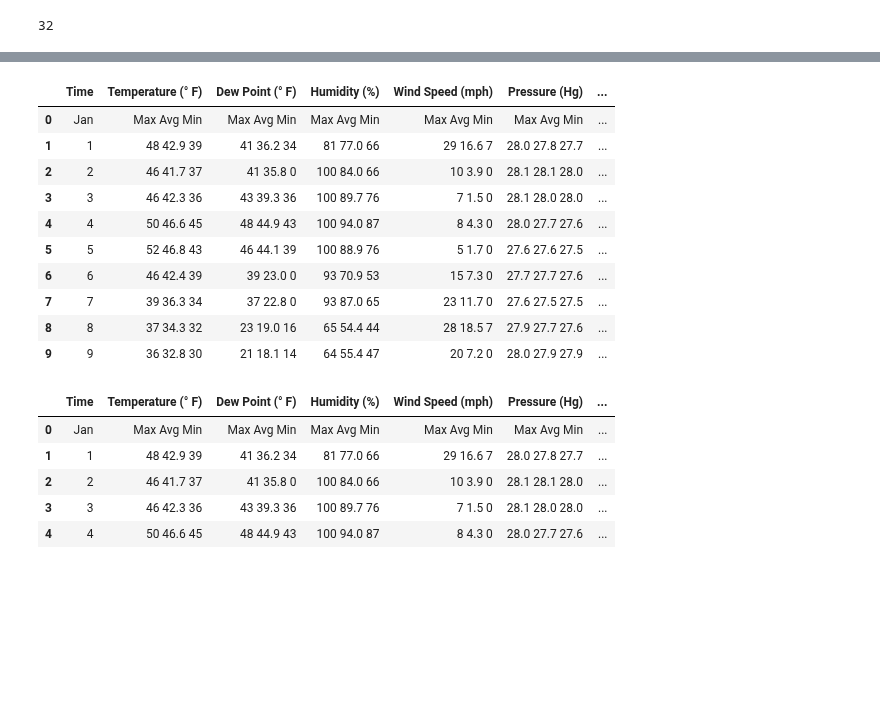
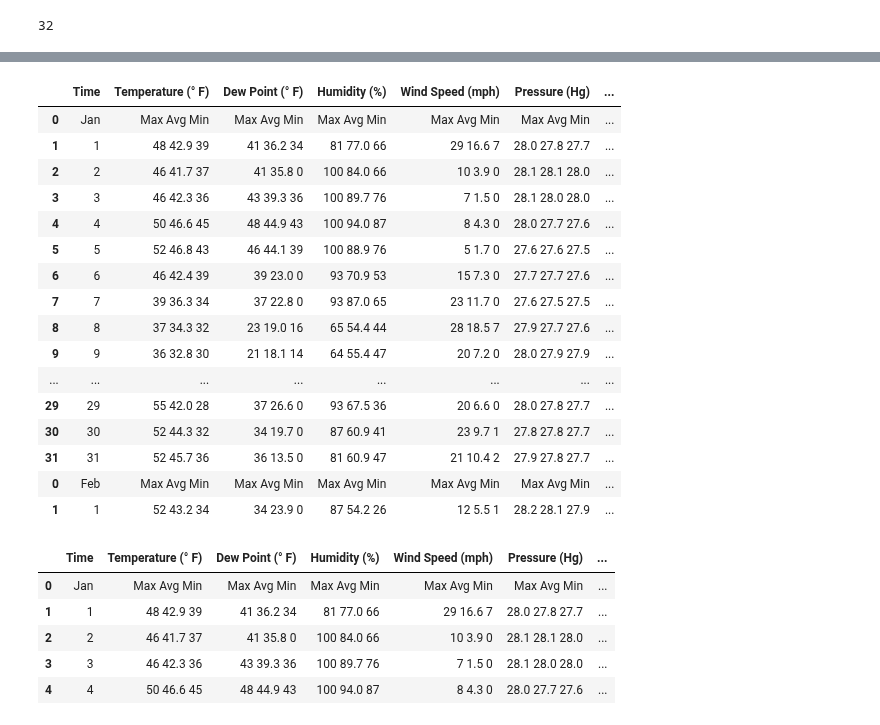
Before and after one commit to Ironhack-Part-Time-Enero2022/apuntes-clases, a Jupyter notebook: semana-8/8.2-Selenium.ipynb, the cells around one changed output, grey strips where cells are left out. Drawn from its saved outputs; the diff is of its cells as text; code cells hidden in the pictures; blank space fills up the shorter version.

```diff
--- a/semana-8/8.2-Selenium.ipynb
+++ b/semana-8/8.2-Selenium.ipynb
@@ -260,18 +284,24 @@ Jan
 Mar
 # %%
-clima_df.head(10)
+clima_df.head(34)
 # %% [output]
 |  | Time | Temperature (° F) | Dew Point (° F) | Humidity (%) | Wind Speed (mph) | Pressure (Hg) | ... |
 | 0 | Jan | Max Avg Min | Max Avg Min | Max Avg Min | Max Avg Min | Max Avg Min | ... |
 | 1 | 1 | 48 42.9 39 | 41 36.2 34 | 81 77.0 66 | 29 16.6 7 | 28.0 27.8 27.7 | ... |
 | 2 | 2 | 46 41.7 37 | 41 35.8 0 | 100 84.0 66 | 10 3.9 0 | 28.1 28.1 28.0 | ... |
 | 3 | 3 | 46 42.3 36 | 43 39.3 36 | 100 89.7 76 | 7 1.5 0 | 28.1 28.0 28.0 | ... |
 | 4 | 4 | 50 46.6 45 | 48 44.9 43 | 100 94.0 87 | 8 4.3 0 | 28.0 27.7 27.6 | ... |
 | 5 | 5 | 52 46.8 43 | 46 44.1 39 | 100 88.9 76 | 5 1.7 0 | 27.6 27.6 27.5 | ... |
 | 6 | 6 | 46 42.4 39 | 39 23.0 0 | 93 70.9 53 | 15 7.3 0 | 27.7 27.7 27.6 | ... |
 | 7 | 7 | 39 36.3 34 | 37 22.8 0 | 93 87.0 65 | 23 11.7 0 | 27.6 27.5 27.5 | ... |
 | 8 | 8 | 37 34.3 32 | 23 19.0 16 | 65 54.4 44 | 28 18.5 7 | 27.9 27.7 27.6 | ... |
 | 9 | 9 | 36 32.8 30 | 21 18.1 14 | 64 55.4 47 | 20 7.2 0 | 28.0 27.9 27.9 | ... |
+| ... | ... | ... | ... | ... | ... | ... | ... |
+| 29 | 29 | 55 42.0 28 | 37 26.6 0 | 93 67.5 36 | 20 6.6 0 | 28.0 27.8 27.7 | ... |
+| 30 | 30 | 52 44.3 32 | 34 19.7 0 | 87 60.9 41 | 23 9.7 1 | 27.8 27.8 27.7 | ... |
+| 31 | 31 | 52 45.7 36 | 36 13.5 0 | 81 60.9 47 | 21 10.4 2 | 27.9 27.8 27.7 | ... |
+| 0 | Feb | Max Avg Min | Max Avg Min | Max Avg Min | Max Avg Min | Max Avg Min | ... |
+| 1 | 1 | 52 43.2 34 | 34 23.9 0 | 87 54.2 26 | 12 5.5 1 | 28.2 28.1 27.9 | ... |
 # %%
 # separamos las columnas que tienen más de un dato
 
```
Also changed, not shown: parts of 6 cells of this notebook.
